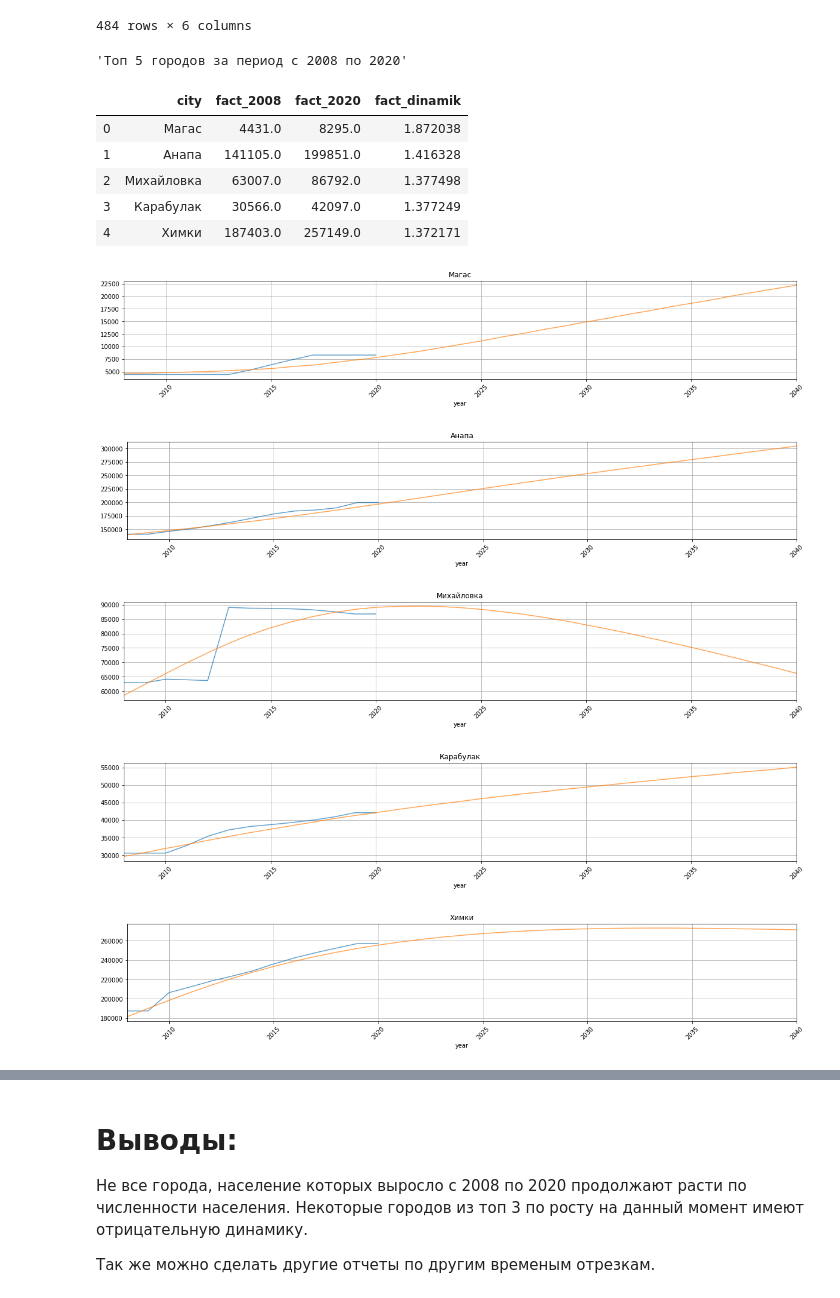
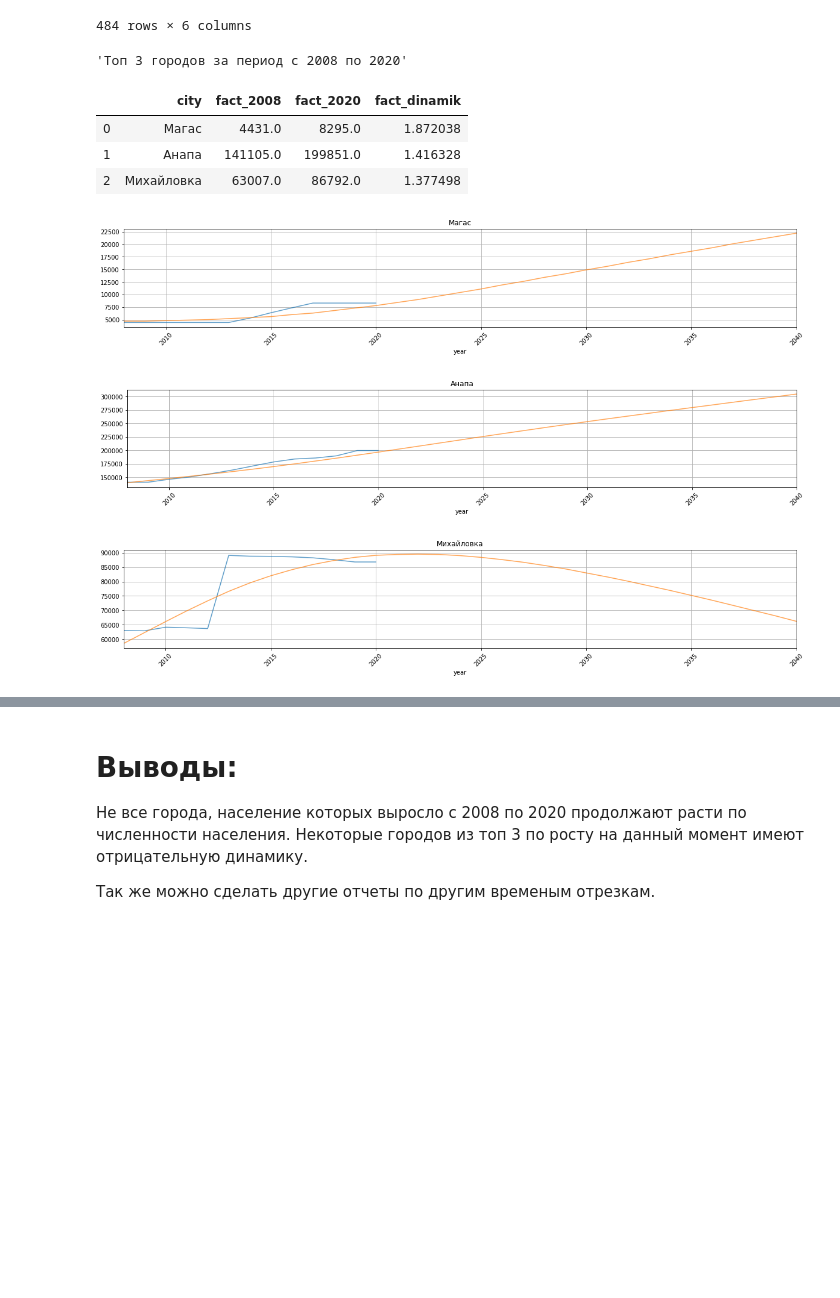
Before and after one commit to VitalikOk/tests_works, a Jupyter notebook: DD/citys.ipynb, the cells around one changed output, grey strips where cells are left out. Saved outputs shown, nothing was run; the diff lists cells and outputs as text; code cells hidden in the pictures; blank space fills up the shorter version.

```diff
--- a/DD/citys.ipynb
+++ b/DD/citys.ipynb
@@ -40,6 +40,8 @@ data = [
     ['min','Нижняя граница'],
     ['max','Верхняя граница'],
 ]
+
+TOP = 3
 
 columns_names = pd.DataFrame(columns=columns, data=data)
 
@@ -120,21 +122,17 @@ def show_graph(data, top_city):
         model.loc[сitys['city']].plot(#linestyle=line_v, color=color_v,
                          ax=ax, grid=True, rot=45, alpha=0.7, label='label')
 # %%
-display('Топ 5 городов за период с 2008 по 2020')
-top_10_citys_fact = citys_08_20_40.sort_values(by='fact_dinamik', ascending=False).head(5)
+display(f'Топ {TOP} городов за период с 2008 по 2020')
+top_10_citys_fact = citys_08_20_40.sort_values(by='fact_dinamik', ascending=False).head(TOP)
 display(top_10_citys_fact[['city','fact_2008','fact_2020','fact_dinamik']].reset_index(drop=True))
 show_graph(citys, top_10_citys_fact)
 # %% [output]
-'Топ 5 городов за период с 2008 по 2020'
+'Топ 3 городов за период с 2008 по 2020'
 |  | city | fact_2008 | fact_2020 | fact_dinamik |
 | 0 | Магас | 4431.0 | 8295.0 | 1.872038 |
 | 1 | Анапа | 141105.0 | 199851.0 | 1.416328 |
 | 2 | Михайловка | 63007.0 | 86792.0 | 1.377498 |
-| 3 | Карабулак | 30566.0 | 42097.0 | 1.377249 |
-| 4 | Химки | 187403.0 | 257149.0 | 1.372171 |
 [figure]
 [figure]
 [figure]
-[figure, removed]
-[figure, removed]
 # %%
```
Also changed, not shown: parts of 4 cells of this notebook.
